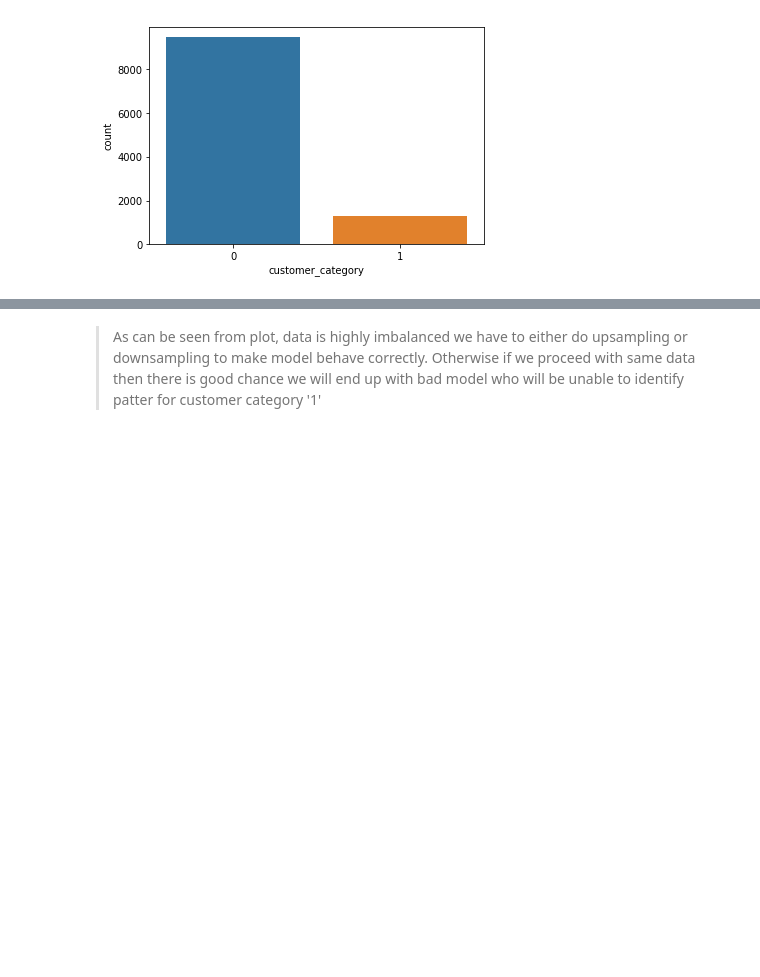
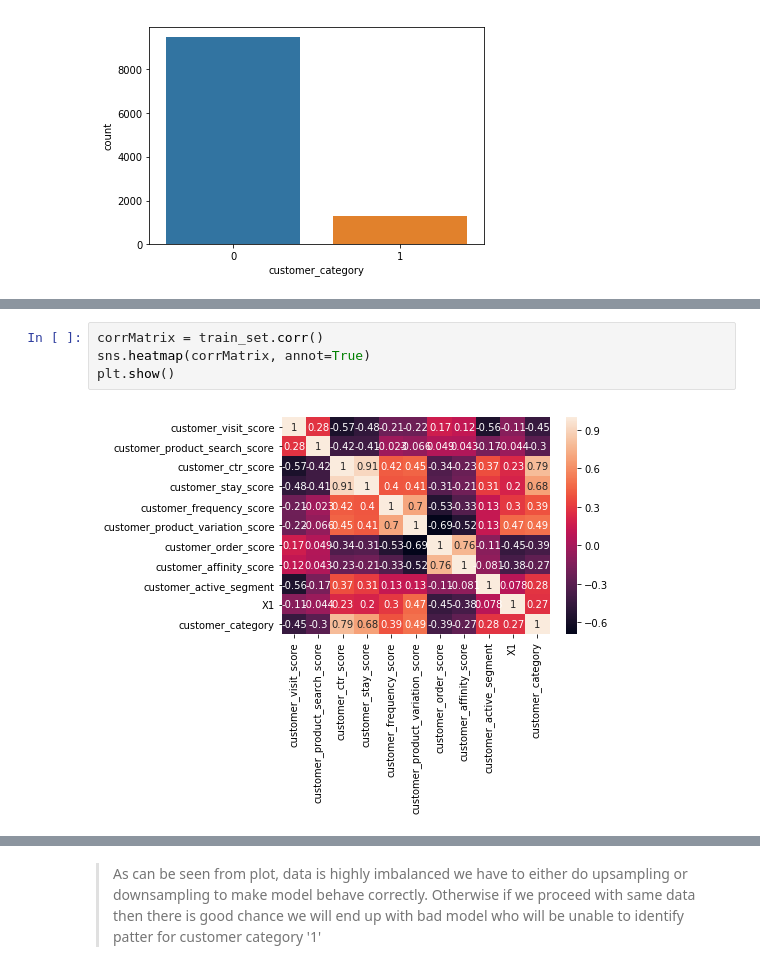
Before and after one commit to Jyoti1706/Data-Science-Project, a Jupyter notebook: AmazonMLChallenge/XGboost.ipynb, the cells around one changed output, grey strips where cells are left out. Drawn from its saved outputs; the diff is of its cells as text; blank space fills up the shorter version.

```diff
--- a/AmazonMLChallenge/XGboost.ipynb
+++ b/AmazonMLChallenge/XGboost.ipynb
@@ -120,0 +131,6 @@ sns.countplot(x='customer_category',data=train_set)
+# %%
+corrMatrix = train_set.corr()
+sns.heatmap(corrMatrix, annot=True)
+plt.show()
+# %% [output]
+[figure, added]
```
Also changed, not shown: parts of 8 cells of this notebook, 18 other files.
